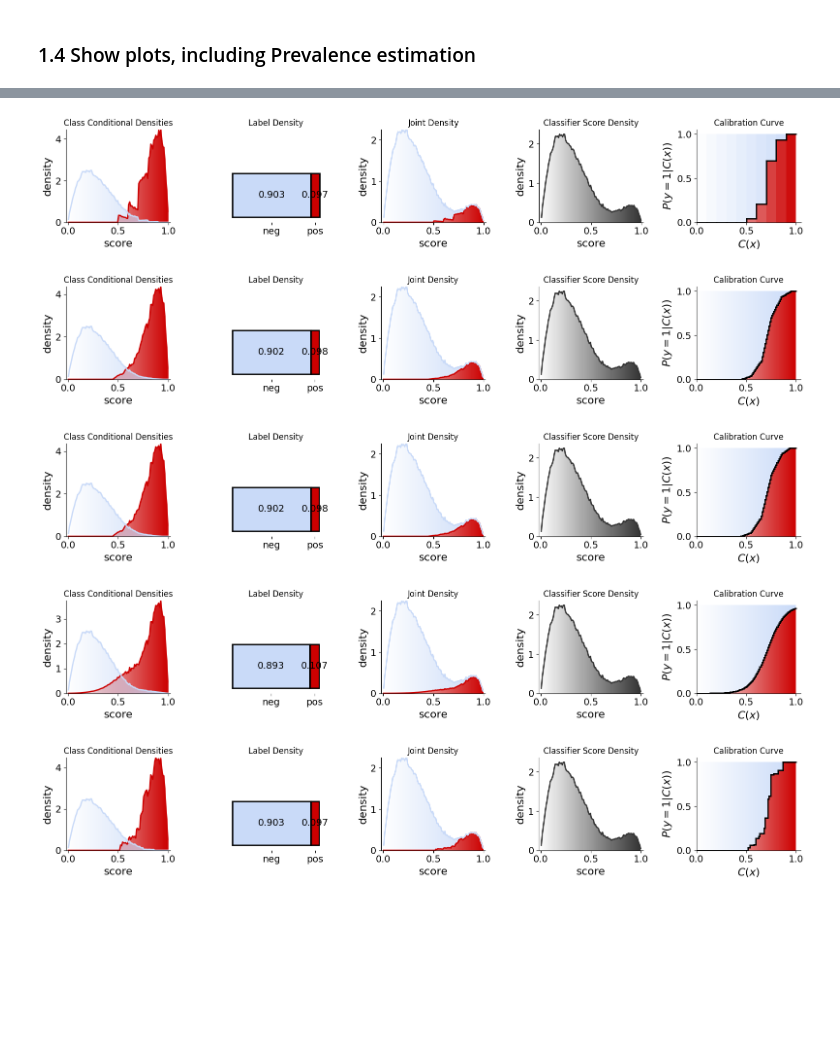
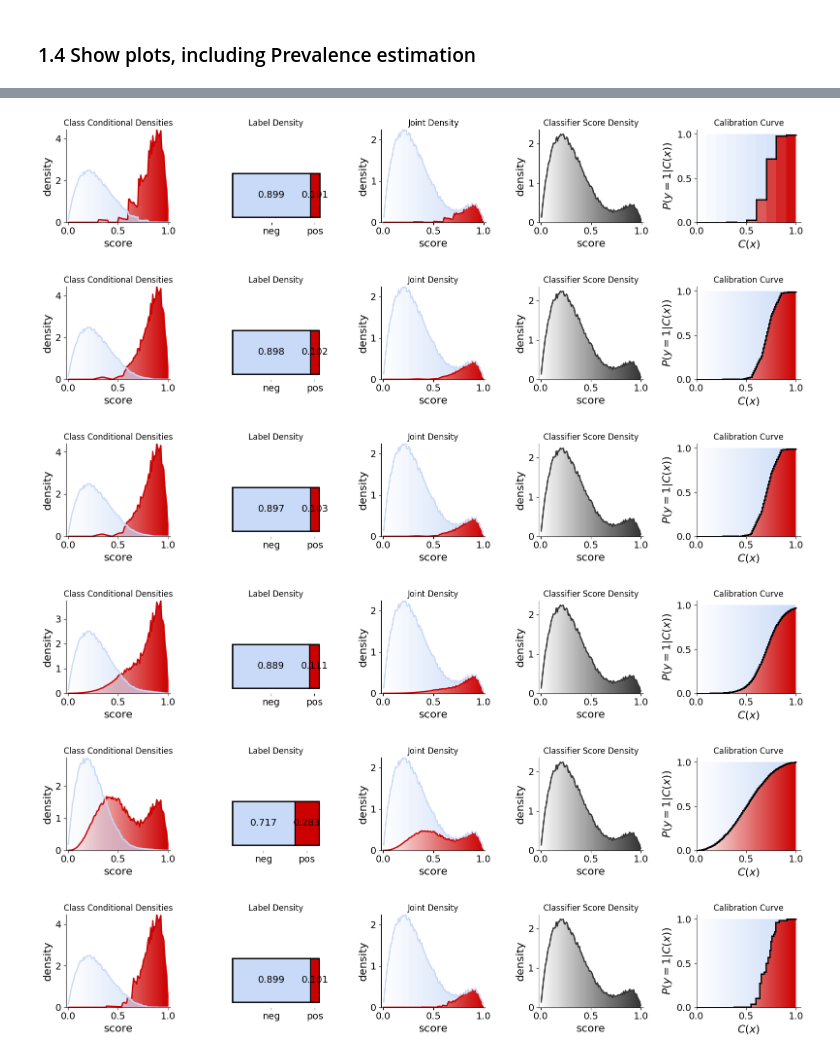
Before and after one commit to avalanchesiqi/pyquantifier, a Jupyter notebook: icwsm_tutorial/Alternate_Calibration_Curves.ipynb, the cells around one changed output, grey strips where cells are left out. Drawn from its saved outputs; the diff is of its cells as text; code cells hidden in the pictures; blank space fills up the shorter version.

Commit message:
update calibration curve

```diff
--- a/icwsm_tutorial/Alternate_Calibration_Curves.ipynb
+++ b/icwsm_tutorial/Alternate_Calibration_Curves.ipynb
@@ -132,5 +132,5 @@ ps_calibration_curve = intrinsic_selected_dataset.calibration_curve
 
 # print(f"Estimated w: {estimated_w}, Estimated b: {estimated_b}")
 # %%
-# intrinsic_selected_dataset.update_calibration_curve(method="temperature scaling")
-# temperature_calibration_curve = intrinsic_selected_dataset.calibration_curve
+intrinsic_selected_dataset.update_calibration_curve(method="temperature scaling")
+temperature_calibration_curve = intrinsic_selected_dataset.calibration_curve
@@ -159,11 +159,12 @@ for cc in [
     mid_piecewise_linear_calibration_curve,
     mean_piecewise_linear_calibration_curve,
     ps_calibration_curve,
-    # temperature_calibration_curve,
+    temperature_calibration_curve,
     isotonic_calibration_curve,
 ]:
     jd = ExtrinsicJointDistribution(labels, intrinsic_base_dataset.classifier_score_distribution, cc)
     print('estimated prevalence:', intrinsic_base_dataset.extrinsic_estimate(calibration_curve=cc))
     print(cc.get_calibrated_probs(np.linspace(0, 1, 11)))
+    print()
     jd.plot_five_distributions()
 # %% [output]
@@ -186,5 +188,6 @@ estimated prevalence: 0.0974837296605302
-[figure, old version]
+[figure, new version]
 [figure]
 [figure]
 [figure]
-[figure, old version]
+[figure, new version]
+[figure, added]
```
Also changed, not shown: parts of 7 cells of this notebook, 2 other files.
